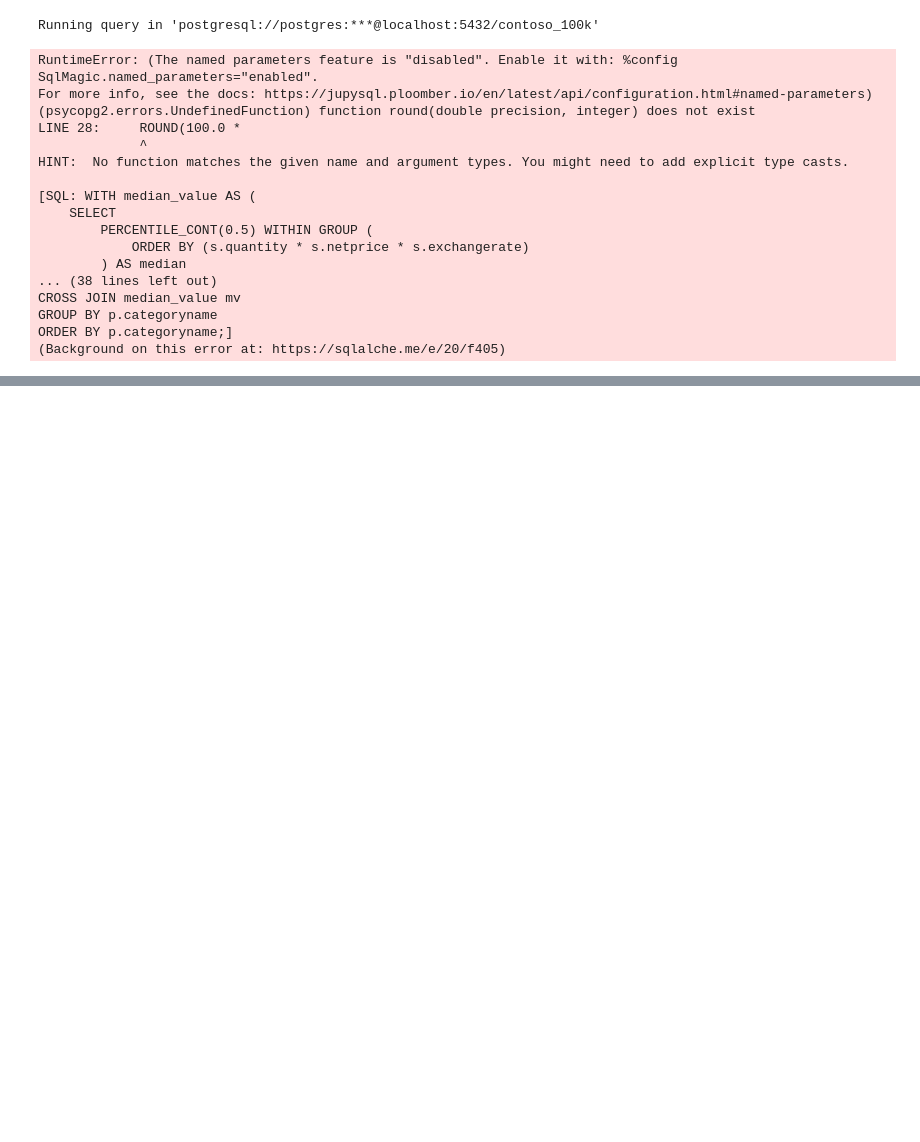
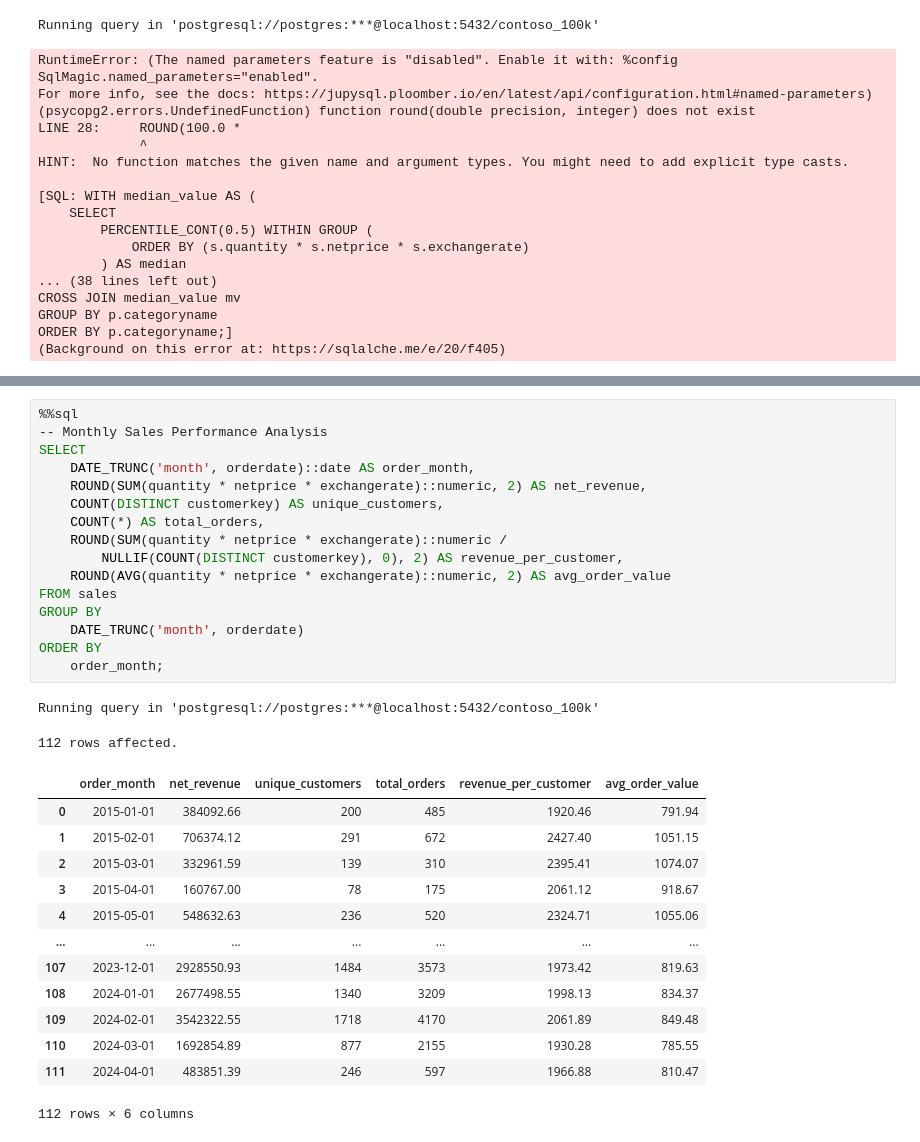
Before and after one commit to nayeemtalukder1/Data-Science-Algorithms, a Jupyter notebook: Resources/Blank_SQL_Notebook.ipynb, the cells around one changed output, grey strips where cells are left out. Drawn from its saved outputs; the diff is of its cells as text; blank space fills up the shorter version.

```diff
--- a/Resources/Blank_SQL_Notebook.ipynb
+++ b/Resources/Blank_SQL_Notebook.ipynb
@@ -1064,0 +1135,32 @@ ORDER BY p.categoryname;]
+# %%
+%%sql
+-- Monthly Sales Performance Analysis
+SELECT
+    DATE_TRUNC('month', orderdate)::date AS order_month,
+    ROUND(SUM(quantity * netprice * exchangerate)::numeric, 2) AS net_revenue,
+    COUNT(DISTINCT customerkey) AS unique_customers,
+    COUNT(*) AS total_orders,
+    ROUND(SUM(quantity * netprice * exchangerate)::numeric /
+        NULLIF(COUNT(DISTINCT customerkey), 0), 2) AS revenue_per_customer,
+    ROUND(AVG(quantity * netprice * exchangerate)::numeric, 2) AS avg_order_value
+FROM sales
+GROUP BY
+    DATE_TRUNC('month', orderdate)
+ORDER BY
+    order_month;
+# %% [output]
+Running query in 'postgresql://postgres:***@localhost:5432/contoso_100k'
+112 rows affected.
+|  | order_month | net_revenue | unique_customers | total_orders | revenue_per_customer | avg_order_value |
+| 0 | 2015-01-01 | 384092.66 | 200 | 485 | 1920.46 | 791.94 |
+| 1 | 2015-02-01 | 706374.12 | 291 | 672 | 2427.40 | 1051.15 |
+| 2 | 2015-03-01 | 332961.59 | 139 | 310 | 2395.41 | 1074.07 |
+| 3 | 2015-04-01 | 160767.00 | 78 | 175 | 2061.12 | 918.67 |
+| 4 | 2015-05-01 | 548632.63 | 236 | 520 | 2324.71 | 1055.06 |
+| ... | ... | ... | ... | ... | ... | ... |
+| 107 | 2023-12-01 | 2928550.93 | 1484 | 3573 | 1973.42 | 819.63 |
+| 108 | 2024-01-01 | 2677498.55 | 1340 | 3209 | 1998.13 | 834.37 |
+| 109 | 2024-02-01 | 3542322.55 | 1718 | 4170 | 2061.89 | 849.48 |
+| 110 | 2024-03-01 | 1692854.89 | 877 | 2155 | 1930.28 | 785.55 |
+| 111 | 2024-04-01 | 483851.39 | 246 | 597 | 1966.88 | 810.47 |
+112 rows × 6 columns
```
Also changed, not shown: parts of 4 cells of this notebook.
